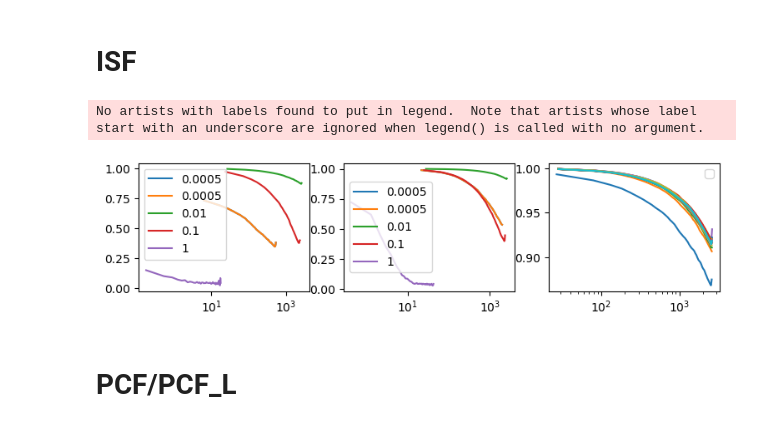
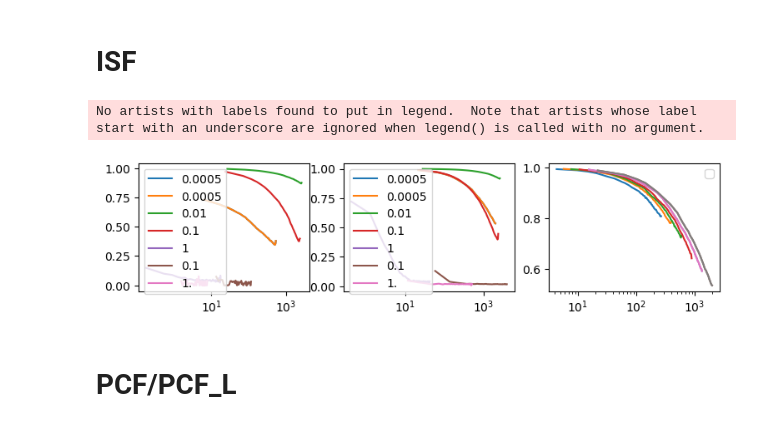
Before and after one commit to HugoLeRoy94/Parallel_gillespie, a Jupyter notebook: Analyze/Analyze_kdiff.ipynb, the cells around one changed output. Drawn from its saved outputs; the diff is of its cells as text; code cells hidden in the pictures.

```diff
--- a/Analyze/Analyze_kdiff.ipynb
+++ b/Analyze/Analyze_kdiff.ipynb
@@ -127,4 +150,15 @@ nrg_kdiff1 = Data_Treatement(media+'kdiff_1.hdf','NRG')
 nrg_kdiff1.data[:,-4:] = nrg_kdiff1.data[:,-8:-4]
 nrg_kdiff1.time[:,-4:] = nrg_kdiff1.time[:,-8:-4]
 nrg_kdiff1.average(num_bins=50,log_scale=True)
-nrgs = [nrg_kdiff0005,nrg_kdiff0005b,nrg_kdiff001,nrg_kdiff01,nrg_kdiff1]
+
+nrg_kdiff1_1 = Data_Treatement(media_1+'kdiff_1.hdf','NRG')
+nrg_kdiff1_1.average(num_bins=50,log_scale=True)
+nrg_kdiff01_1 = Data_Treatement(media_1+'kdiff_01.hdf','NRG')
+nrg_kdiff01_1.average(num_bins=50,log_scale=True)
+
+nrgs = [nrg_kdiff0005,nrg_kdiff0005b,nrg_kdiff001,nrg_kdiff01,nrg_kdiff1,nrg_kdiff01_1,nrg_kdiff1_1]
+# %%
+for nrg in nrgs:
+    print(nrg.attributes)
+fmin = -(10**3-20)*np.log(4*np.pi)-15*20
+fmax = Fmax(20,10**3,-15)
@@ -131,7 +173,8 @@ nrgs = [nrg_kdiff0005,nrg_kdiff0005b,nrg_kdiff001,nrg_kdiff01,nrg_kdiff1]
 # %%
 fig,ax = plt.subplots(figsize = (4,3))
 for i,nrg in enumerate(nrgs):
-    plt.plot(nrg.binned_time,nrg.average_data,color=cm((i+1)/len(nrgs)))
+    plt.plot(nrg.binned_time,(nrg.average_data-fmin)/(fmax-fmin),color=cm((i+1)/len(nrgs)))
 plt.xscale('log')
-plt.ylim(-2705,-2680)
+
+plt.ylim(0.8,1.2)
 # %% [output]
@@ -210,23 +255,29 @@ isf_kdiff1 = Data_Treatement(media+'kdiff_1.hdf','ISF')
 isf_kdiff1.data[:,-4:] = isf_kdiff1.data[:,-8:-4]
 isf_kdiff1.time[:,-4:] = isf_kdiff1.time[:,-8:-4]
 isf_kdiff1.average(num_bins=50,log_scale=False)
-isfs = [isf_kdiff0005,isf_kdiff0005b,isf_kdiff001,isf_kdiff01,isf_kdiff1]
-labels = ['0.0005','0.0005','0.01','0.1','1']
+
+isf_kdiff1_1 = Data_Treatement(media_1+'kdiff_1.hdf','ISF')
+isf_kdiff1_1.average(num_bins=50,log_scale=False)
+isf_kdiff01_1 = Data_Treatement(media_1+'kdiff_01.hdf','ISF')
+isf_kdiff01_1.average(num_bins=50,log_scale=False)
+
+isfs = [isf_kdiff0005,isf_kdiff0005b,isf_kdiff001,isf_kdiff01,isf_kdiff1,isf_kdiff01_1,isf_kdiff1_1]
+labels = ['0.0005','0.0005','0.01','0.1','1','0.1','1.']
 # %%
 fig,ax = plt.subplots(figsize=(9,2),ncols=3)
 for n,isf in enumerate(isfs):
     ax[0].plot(isf.binned_time[0],(isf.average_data[0]),label=labels[n])
 for n,isf in enumerate(isfs):
     ax[1].plot(isf.binned_time[-1],isf.average_data[-1],label=labels[n])
-N = 2
-for i in range(isfs[N].binned_time.shape[0]):
+N = 1
+for i in range(1,isfs[N].binned_time.shape[0]):
     ax[2].plot(isfs[N].binned_time[i],isfs[N].average_data[i])
 for i in range(3):
     ax[i].set_xscale('log')
     ax[i].legend()
 # %% [output]
 No artists with labels found to put in legend.  Note that artists whose label start with an underscore are ignored when legend() is called with no argument.
-[figure, old version]
+[figure, new version]
 # %% [markdown]
 # PCF/PCF_L
 # %%
```
Also changed, not shown: parts of 11 cells of this notebook, 4 other files.
